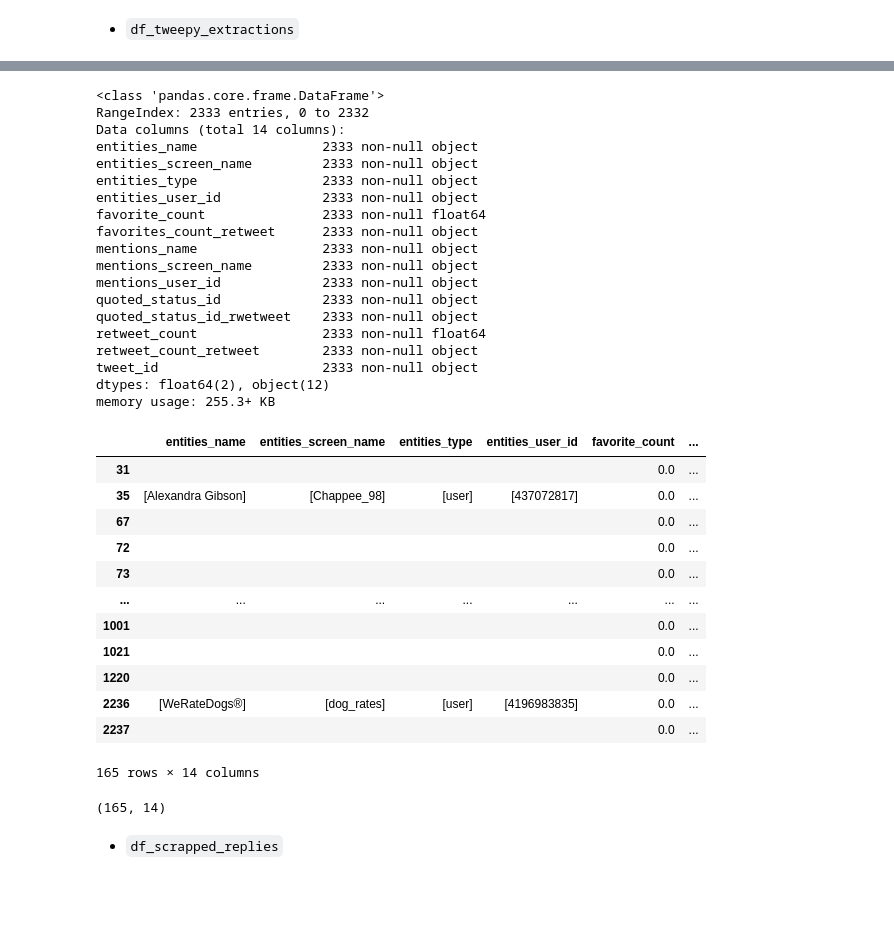
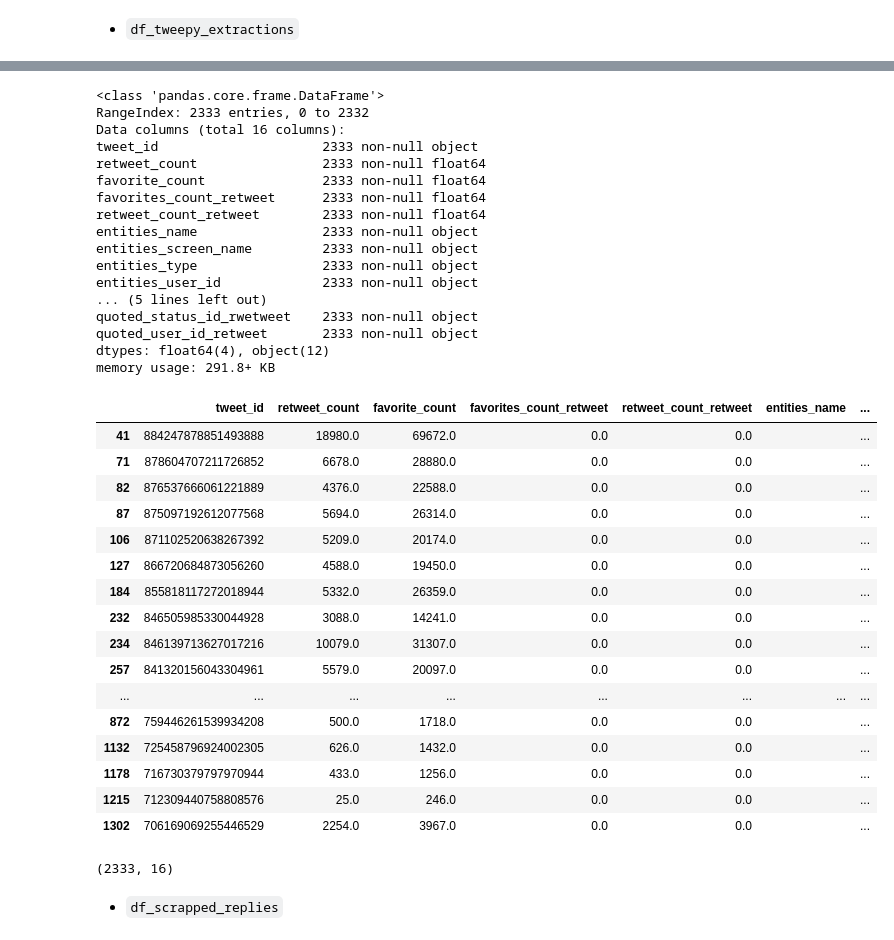
Before and after one commit to jmiraal/Project-Wrangling-WeRateDogs, a Jupyter notebook: wrangle_act.ipynb, the cells around one changed output, grey strips where cells are left out. Drawn from its saved outputs; the diff is of its cells as text; code cells hidden in the pictures; blank space fills up the shorter version.

Commit message:
Clean the Data

```diff
--- a/wrangle_act.ipynb
+++ b/wrangle_act.ipynb
@@ -271,10 +270,12 @@ for line in content:
     mentions_user_id = ''
     mentions_name = ''
     mentions_screen_name = ''
-    favorites_count_retweet = ''
-    retweet_count_retweet = ''
+    favorites_count_retweet = 0
+    retweet_count_retweet = 0
     quoted_status_id_rwetweet = ''
     quoted_status_id_str = ''
+    quoted_user_id_str = ''
+    quoted_user_id_retweet = ''
 
     #read each string with json.loads to interpretarte it
     tweet_status = json.loads(line)
@@ -313,6 +314,7 @@ for line in content:
                 if 'quoted_status' in tweet_status['retweeted_status']:
                     #id of the user quoted.
                     quoted_user_id_retweet = tweet_status['retweeted_status']['quoted_status']['user']['id_str']
+
         #if the tweet is a quoted ot other tweet.
         if 'quoted_status_id_str' in tweet_status:
             #the id of the quoted tweet.
@@ -323,6 +325,7 @@ for line in content:
 
     except Exception as e:
         #register in the log any exception that it can occurs.
+        print(tweet_status['id_str'])
         logging.warning(e)
     #save the results in the dataframe df_tweepy_extractions
     df_tweepy_extractions = df_tweepy_extractions.append({'tweet_id': tweet_status['id_str'],
@@ -806,43 +813,45 @@ df_tweepy_extractions.info()
 # %% [output]
 <class 'pandas.core.frame.DataFrame'>
 RangeIndex: 2333 entries, 0 to 2332
-Data columns (total 14 columns):
+Data columns (total 16 columns):
+tweet_id                     2333 non-null object
+retweet_count                2333 non-null float64
+favorite_count               2333 non-null float64
+favorites_count_retweet      2333 non-null float64
+retweet_count_retweet        2333 non-null float64
 entities_name                2333 non-null object
 entities_screen_name         2333 non-null object
 entities_type                2333 non-null object
 entities_user_id             2333 non-null object
-favorite_count               2333 non-null float64
-favorites_count_retweet      2333 non-null object
-mentions_name                2333 non-null object
-mentions_screen_name         2333 non-null object
-mentions_user_id             2333 non-null object
-quoted_status_id             2333 non-null object
+... (5 lines left out)
 quoted_status_id_rwetweet    2333 non-null object
-retweet_count                2333 non-null float64
-retweet_count_retweet        2333 non-null object
-tweet_id                     2333 non-null object
-dtypes: float64(2), object(12)
-memory usage: 255.3+ KB
+quoted_user_id_retweet       2333 non-null object
+dtypes: float64(4), object(12)
+memory usage: 291.8+ KB
 # %%
-df_tweepy_extractions.query('retweet_count_retweet != ""')
+df_tweepy_extractions.query('quoted_user_id != ""')
 # %% [output]
-|  | entities_name | entities_screen_name | entities_type | entities_user_id | favorite_count | ... |
-| 31 |  |  |  |  | 0.0 | ... |
-| 35 | [Alexandra Gibson] | [Chappee_98] | [user] | [437072817] | 0.0 | ... |
-| 67 |  |  |  |  | 0.0 | ... |
-| 72 |  |  |  |  | 0.0 | ... |
-| 73 |  |  |  |  | 0.0 | ... |
-| ... | ... | ... | ... | ... | ... | ... |
-| 1001 |  |  |  |  | 0.0 | ... |
-| 1021 |  |  |  |  | 0.0 | ... |
-| 1220 |  |  |  |  | 0.0 | ... |
-| 2236 | [WeRateDogs®] | [dog_rates] | [user] | [4196983835] | 0.0 | ... |
-| 2237 |  |  |  |  | 0.0 | ... |
+|  | tweet_id | retweet_count | favorite_count | favorites_count_retweet | retweet_count_retweet | entities_name | ... |
+| 41 | 884247878851493888 | 18980.0 | 69672.0 | 0.0 | 0.0 |  | ... |
+| 71 | 878604707211726852 | 6678.0 | 28880.0 | 0.0 | 0.0 |  | ... |
+| 82 | 876537666061221889 | 4376.0 | 22588.0 | 0.0 | 0.0 |  | ... |
+| 87 | 875097192612077568 | 5694.0 | 26314.0 | 0.0 | 0.0 |  | ... |
+| 106 | 871102520638267392 | 5209.0 | 20174.0 | 0.0 | 0.0 |  | ... |
+| 127 | 866720684873056260 | 4588.0 | 19450.0 | 0.0 | 0.0 |  | ... |
+| 184 | 855818117272018944 | 5332.0 | 26359.0 | 0.0 | 0.0 |  | ... |
+| 232 | 846505985330044928 | 3088.0 | 14241.0 | 0.0 | 0.0 |  | ... |
+| 234 | 846139713627017216 | 10079.0 | 31307.0 | 0.0 | 0.0 |  | ... |
+| 257 | 841320156043304961 | 5579.0 | 20097.0 | 0.0 | 0.0 |  | ... |
+| ... | ... | ... | ... | ... | ... | ... | ... |
+| 872 | 759446261539934208 | 500.0 | 1718.0 | 0.0 | 0.0 |  | ... |
+| 1132 | 725458796924002305 | 626.0 | 1432.0 | 0.0 | 0.0 |  | ... |
+| 1178 | 716730379797970944 | 433.0 | 1256.0 | 0.0 | 0.0 |  | ... |
+| 1215 | 712309440758808576 | 25.0 | 246.0 | 0.0 | 0.0 |  | ... |
+| 1302 | 706169069255446529 | 2254.0 | 3967.0 | 0.0 | 0.0 |  | ... |
-165 rows × 14 columns
 # %%
 df_tweepy_extractions.query('retweet_count_retweet != ""').shape
 # %% [output]
-(165, 14)
+(2333, 16)
 # %% [markdown]
 * `df_scrapped_replies`
 # %%
```
Also changed, not shown: parts of 141 cells of this notebook.
